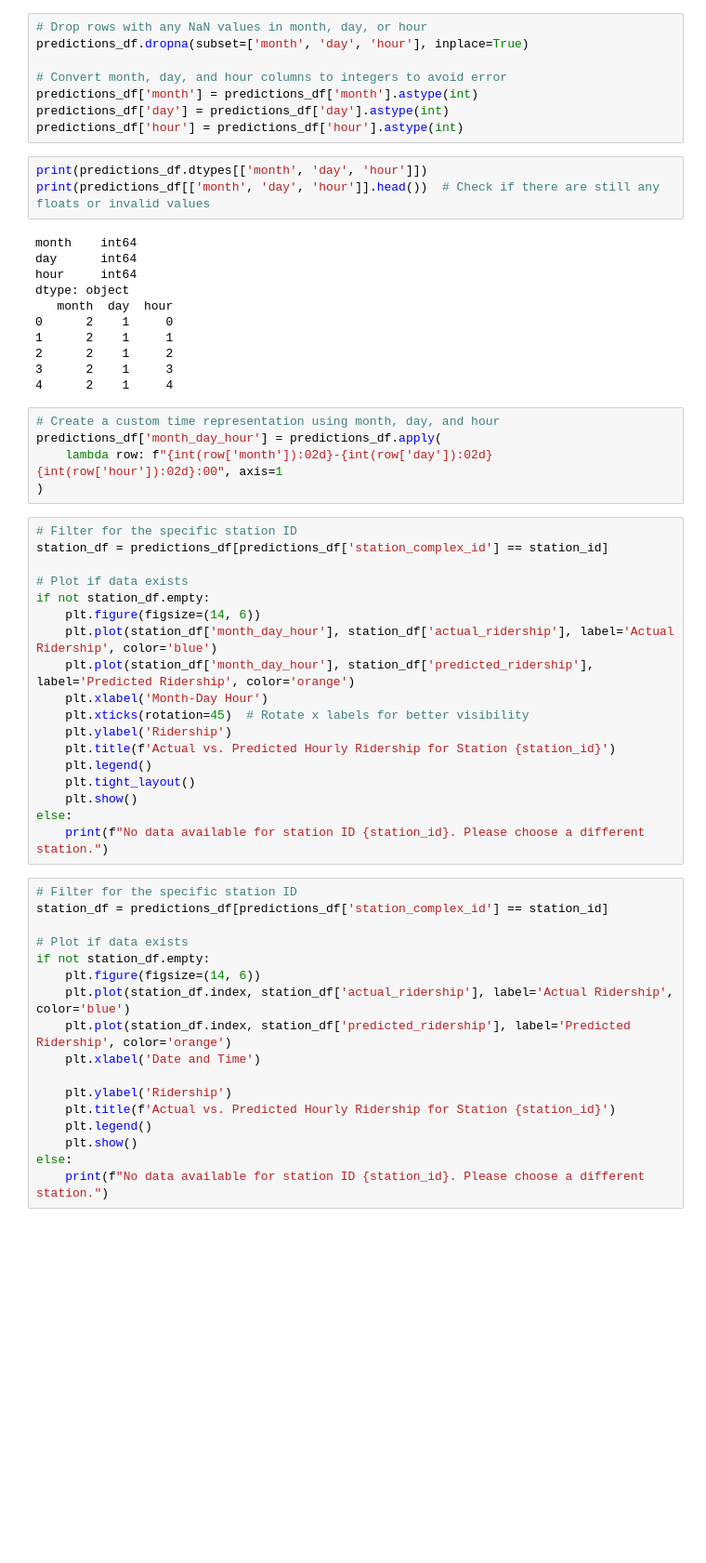
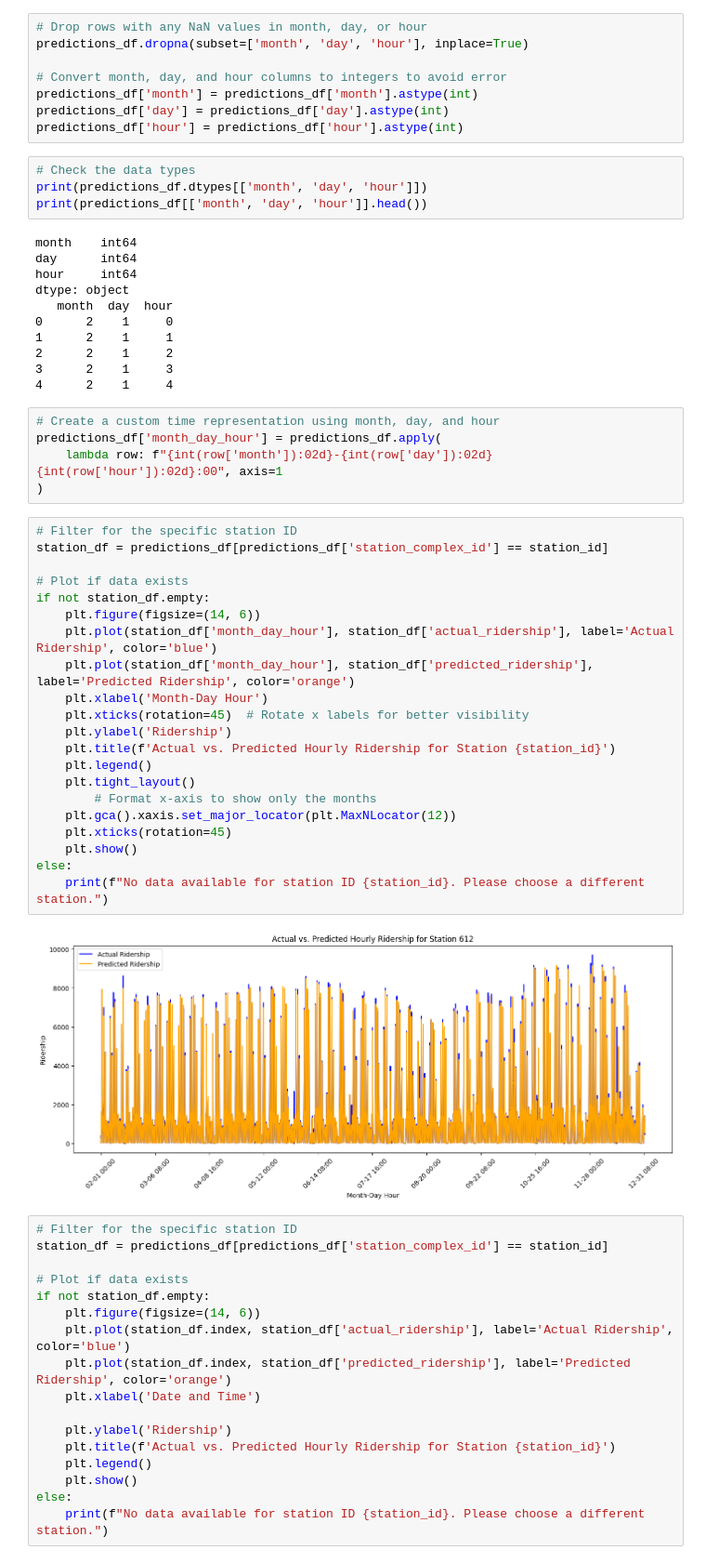
Before and after one commit to and-jacks/mads-capstone, a Jupyter notebook: Modeling_preprocess_clean/notebooks/RandomForest_model.ipynb, the cells around one changed output. Shown at 93% size. Cells and saved outputs as stored; diff of their text form; blank space fills up the shorter version.

```diff
--- a/Modeling_preprocess_clean/notebooks/RandomForest_model.ipynb
+++ b/Modeling_preprocess_clean/notebooks/RandomForest_model.ipynb
@@ -268,8 +267,9 @@ predictions_df['month'] = predictions_df['month'].astype(int)
 predictions_df['day'] = predictions_df['day'].astype(int)
 predictions_df['hour'] = predictions_df['hour'].astype(int)
 # %%
+# Check the data types
 print(predictions_df.dtypes[['month', 'day', 'hour']])
-print(predictions_df[['month', 'day', 'hour']].head())  # Check if there are still any floats or invalid values
+print(predictions_df[['month', 'day', 'hour']].head())
 # %% [output]
 month    int64
 day      int64
@@ -289,21 +289,26 @@ predictions_df['month_day_hour'] = predictions_df.apply(
 # %%
 # Filter for the specific station ID
 station_df = predictions_df[predictions_df['station_complex_id'] == station_id]
 
 # Plot if data exists
 if not station_df.empty:
     plt.figure(figsize=(14, 6))
     plt.plot(station_df['month_day_hour'], station_df['actual_ridership'], label='Actual Ridership', color='blue')
     plt.plot(station_df['month_day_hour'], station_df['predicted_ridership'], label='Predicted Ridership', color='orange')
     plt.xlabel('Month-Day Hour')
     plt.xticks(rotation=45)  # Rotate x labels for better visibility
     plt.ylabel('Ridership')
     plt.title(f'Actual vs. Predicted Hourly Ridership for Station {station_id}')
     plt.legend()
     plt.tight_layout()
+        # Format x-axis to show only the months
+    plt.gca().xaxis.set_major_locator(plt.MaxNLocator(12))
+    plt.xticks(rotation=45)
     plt.show()
 else:
     print(f"No data available for station ID {station_id}. Please choose a different station.")
+# %% [output]
+[figure, added]
 # %%
 # Filter for the specific station ID
 station_df = predictions_df[predictions_df['station_complex_id'] == station_id]
```
Also changed, not shown: parts of 4 cells of this notebook, 1 other file.
